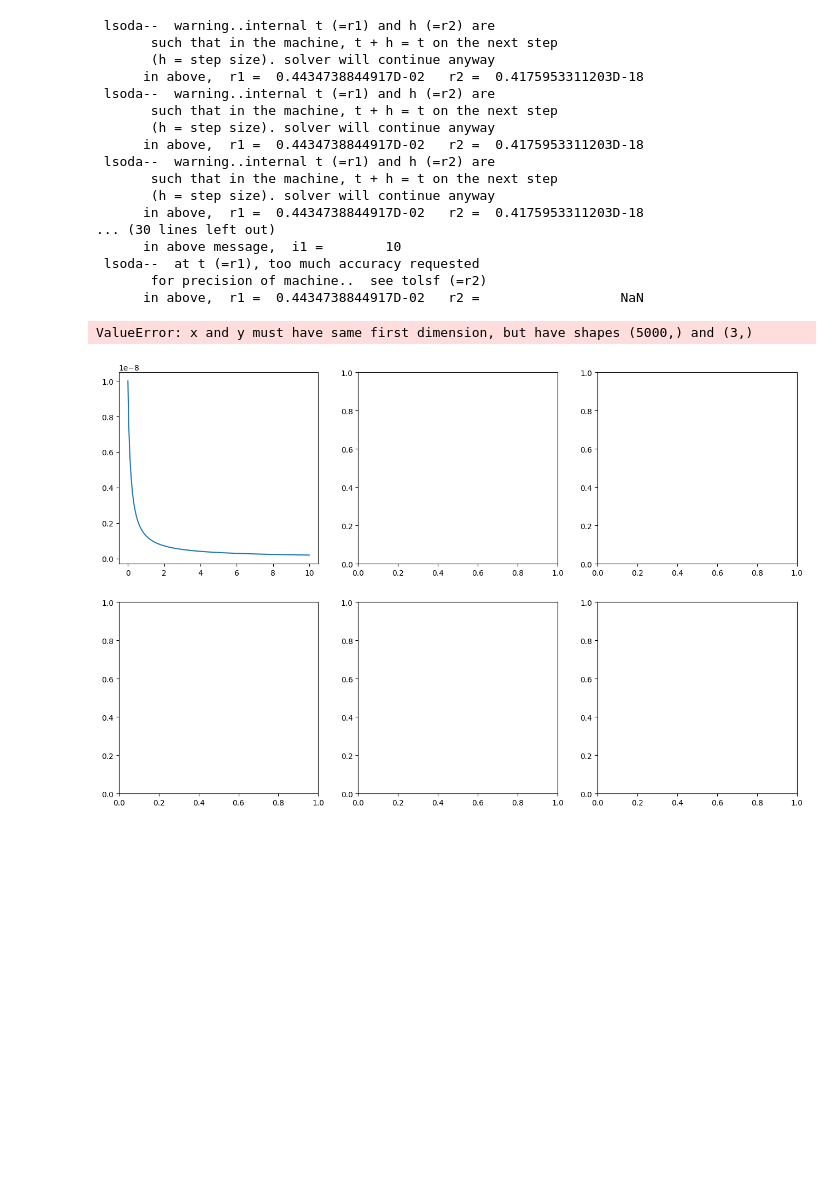
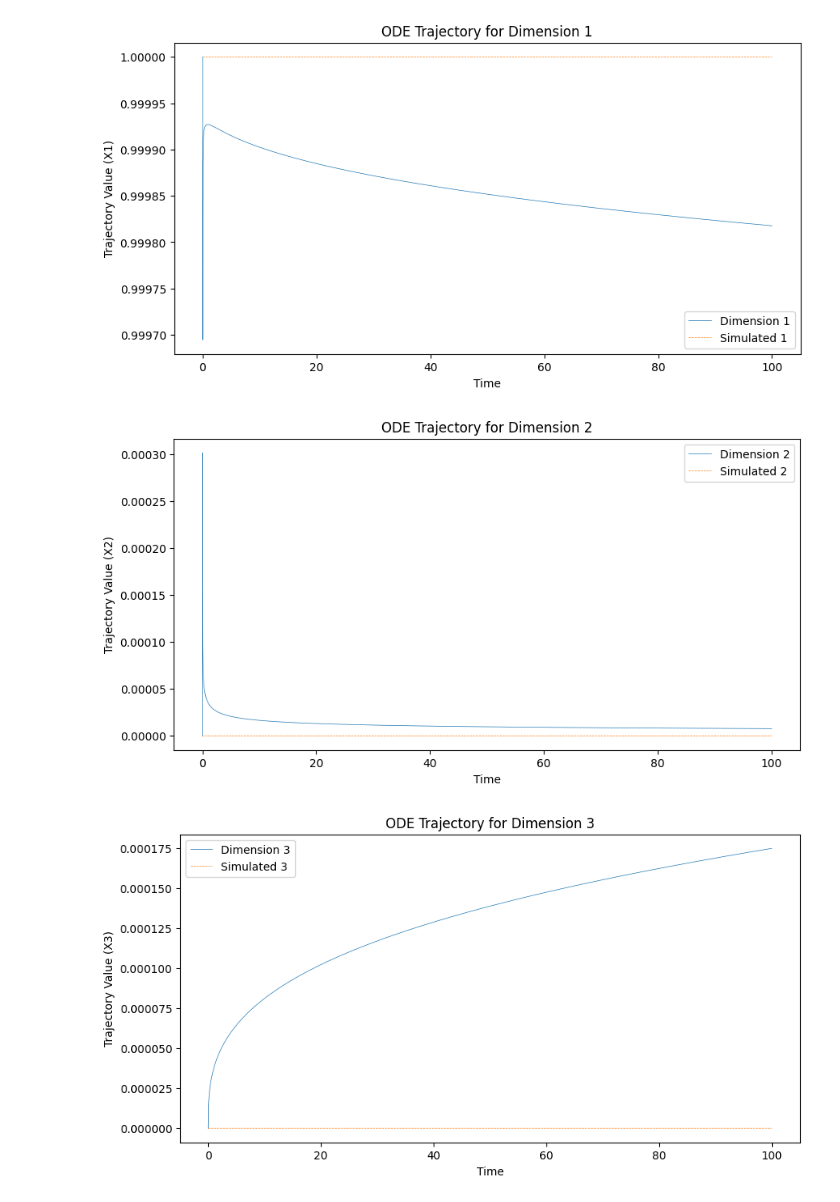
Before and after one commit to jerrydzhang/weight-perterbation, a Jupyter notebook: notebooks/hbr.ipynb, the cells around one changed output. Cells and saved outputs as stored; diff of their text form; code cells hidden in the pictures; blank space fills up the shorter version.

```diff
--- a/notebooks/hbr.ipynb
+++ b/notebooks/hbr.ipynb
@@ -189,35 +181,22 @@ true_parameters.shape, learned_coefficients.shape
 # %%
-thresholded_coefficients = np.where(
-    np.abs(learned_coefficients) < 1e-4, 0.0, learned_coefficients
-)
-model.coef_ = thresholded_coefficients
+# thresholded_coefficients = np.where(
+#     np.abs(learned_coefficients) < 1e-4, 0.0, learned_coefficients
+# )
+# model.coef_ = thresholded_coefficients
 
-x_sim = model.simulate(hydrogen_bromine_init, t_train)
+x_sim = model.simulate(rober_init, t_train)
-# %% [output]
- lsoda--  warning..internal t (=r1) and h (=r2) are
-       such that in the machine, t + h = t on the next step
-       (h = step size). solver will continue anyway
-      in above,  r1 =  0.4434738844917D-02   r2 =  0.4175953311203D-18
- lsoda--  warning..internal t (=r1) and h (=r2) are
-       such that in the machine, t + h = t on the next step
-       (h = step size). solver will continue anyway
-      in above,  r1 =  0.4434738844917D-02   r2 =  0.4175953311203D-18
- lsoda--  warning..internal t (=r1) and h (=r2) are
-       such that in the machine, t + h = t on the next step
-       (h = step size). solver will continue anyway
-      in above,  r1 =  0.4434738844917D-02   r2 =  0.4175953311203D-18
-... (30 lines left out)
-      in above message,  i1 =        10
- lsoda--  at t (=r1), too much accuracy requested
-       for precision of machine..  see tolsf (=r2)
-      in above,  r1 =  0.4434738844917D-02   r2 =                  NaN
 # %%
-fig, ax = plt.subplots(2, 3, figsize=(16, 10))
-for i in range(6):
-    ax[i // 3, i % 3].plot(t_train, X[:, i], label=f'X{i+1}')
-    ax[i // 3, i % 3].plot(t_train, x_sim[:, i], label=f'X{i+1} Simulated', linestyle='--')
-    ax[i // 3, i % 3].set_title(f'X{i+1}')
-    ax[i // 3, i % 3].legend()
+for i in range(X.shape[1]):
+    plt.figure(figsize=(10, 5))
+    # plt.plot(t_train, X[:, i], label=f"Dimension {i+1}", lw=0.5)
+    plt.plot(data.t, X[:, i], label=f"Dimension {i+1}", lw=0.5)
+    plt.plot(t_train, x_sim[:, i], label=f"Simulated {i+1}", lw=0.5, linestyle='--')
+    plt.xlabel("Time")
+    plt.ylabel(f"Trajectory Value (X{i+1})")
+    plt.title(f"ODE Trajectory for Dimension {i+1}")
+    plt.legend()
+    plt.show()
 # %% [output]
-ValueError: x and y must have same first dimension, but have shapes (5000,) and (3,)
-[figure, old version]
+[figure, new version]
+[figure, added]
+[figure, added]
```
Also changed, not shown: parts of 5 cells of this notebook, 13 other files.
